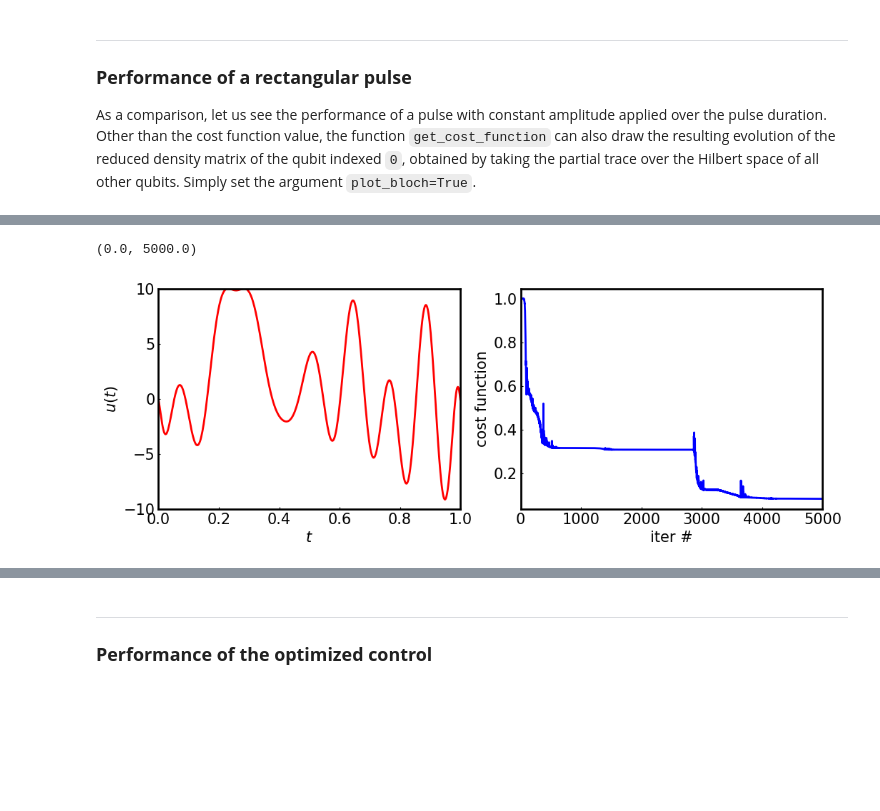
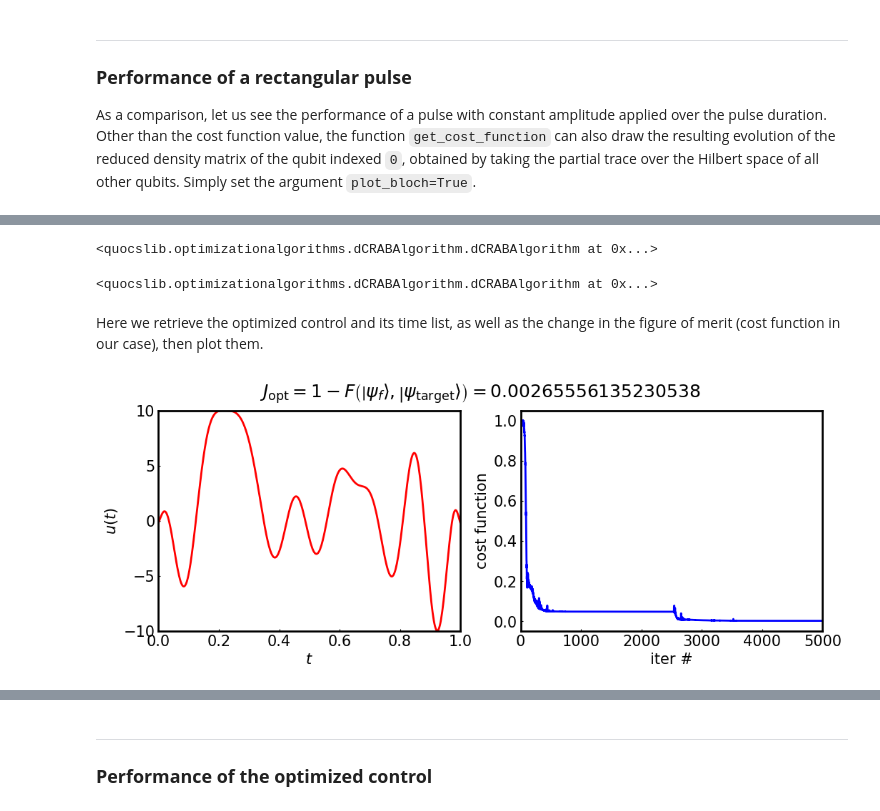
Before and after one commit to hendry24/QuOCS_tutorial_by_hendlim, a Jupyter notebook: resources/quocs_tutorial.ipynb, the cells around one changed output, grey strips where cells are left out. Drawn from its saved outputs; the diff is of its cells as text; code cells hidden in the pictures; blank space fills up the shorter version.

```diff
--- a/resources/quocs_tutorial.ipynb
+++ b/resources/quocs_tutorial.ipynb
@@ -110,7 +113,7 @@ dsm_settings = {
     "general_settings" : {"dsm_algorithm_name" : "NelderMead", # ["NelderMead", "CMAES"]
                           "is_adaptive" : True}, # for NM only
 
-    "stopping_criteria" : {"max_eval" : 100000000,
+    "stopping_criteria" : {"max_eval" : 100000000, # before moving to the next superiteration.
                            "time_lim" : 3600,
                            "xatol" : 1e-14,
                            "fatol" : 1e-100,
@@ -120,10 +123,10 @@ dsm_settings = {
 
 algorithm_settings = {
     "algorithm_name" : "dCRAB", # one of ["dCRAB", "GRAPE", "AD", "DirectSearch"]
-    "optimization_direction" : "minimization", # or "maximization" for Figure of Merit (FoM)
-    "super_iteration_number" : 100,
-    "max_eval_total" : 5000,
-    "FoM_goal" : 0.001,
+    "optimization_direction" : "minimization", # for cost function, or "maximization" for Figure of Merit (FoM).
+    "super_iteration_number" : 1000000,
+    "max_eval_total" : 5000, # before stopping the optimization run.
+    "FoM_goal" : 1e-6,
 
     "random_number_generator" : {"seed_number" : 12345}, # for reproducibility
 
@@ -190,6 +193,7 @@ opt_dict = {
     "optimization_client_name" : "meow",
     "create_logfile" : False,
     "console_info" : True,
+    "dump_format" : "npz", # either "npz" or "json"
     "algorithm_settings" : algorithm_settings,
     "pulses" : pulses,
     "parameters" : parameters,
@@ -306,7 +310,7 @@ def get_cost_function(control,
                        tlist = tlist,
                        rho0 = psi0).states
 
-    cf = qt.tracedist(rho_t[-1], psi_target)
+    cf = 1 - qt.fidelity(rho_t[-1], psi_target)
 
     if plot_bloch:
         rho_0_t = []
@@ -314,7 +318,7 @@ def get_cost_function(control,
             rho_0_t.append(qt.ptrace(rho_t[i], 0))
         b = qt.Bloch()
         b.add_annotation(qt.basis(2,1)*1.2,
-                         r"$d_\mathrm{tr}\left(\left|\psi_f\right\rangle, \left|\psi_\mathrm{target}\right\rangle\right)=%s$" % "%.6f" % cf)
+                         r"$J=%s$" % "%.6f" % cf)
         b.add_states(rho_0_t[1:-1], kind = "point", colors = ["b"]*(TIME_STEPS-2), alpha = 0.1)
         b.add_states(rho_0_t[0])
         b.add_states(rho_0_t[-1])
@@ -358,26 +371,37 @@ shutil.rmtree(os.path.join(os.getcwd(), "QuOCS_Results")) # deletes the result f
+# %%
+optimizer.opt_alg_obj
+# %% [output]
+<quocslib.optimizationalgorithms.dCRABAlgorithm.dCRABAlgorithm at 0x...>
+# %%
+optimizer.get_optimization_algorithm()
+# %% [output]
+<quocslib.optimizationalgorithms.dCRABAlgorithm.dCRABAlgorithm at 0x...>
+# %% [markdown]
+Here we retrieve the optimized control and its time list, as well as the change in the figure of merit (cost function in our case), then plot them.
 # %%
 opt_alg = optimizer.get_optimization_algorithm()
 tlist = opt_alg.get_best_controls()["timegrids"][0]
 u_y_opt = opt_alg.get_best_controls()["pulses"][0]
 
 cf_change = opt_alg.FoM_list
 
 fig, axs = plt.subplots(1, 2, figsize = (12, 4))
 axs : typing.List[plt.Axes]
 
 ax = axs[0]
 ax.plot(tlist, u_y_opt, c = "r")
 ax.set_xlim(tlist[0], tlist[-1])
 ax.set_ylim(opt_dict["pulses"][0]["lower_limit"],
             opt_dict["pulses"][0]["upper_limit"])
 ax.set_ylabel(r"$u(t)$")
 ax.set_xlabel(r"$t$")
 
 ax = axs[1]
 ax.plot(cf_change, c = "b")
 ax.set_ylabel("cost function")
 ax.set_xlabel("iter #")
 ax.set_xlim(0, opt_alg.iteration_number)
+
+fig.suptitle(r"$J_\mathrm{opt}=1-F\left(\left|\psi_f\right\rangle,\left|\psi_\mathrm{target}\right\rangle\right)=%s$" % opt_alg.best_FoM);
 # %% [output]
-(0.0, 5000.0)
-[figure, old version]
+[figure, new version]
```
Also changed, not shown: parts of 15 cells of this notebook, 1 other file.
